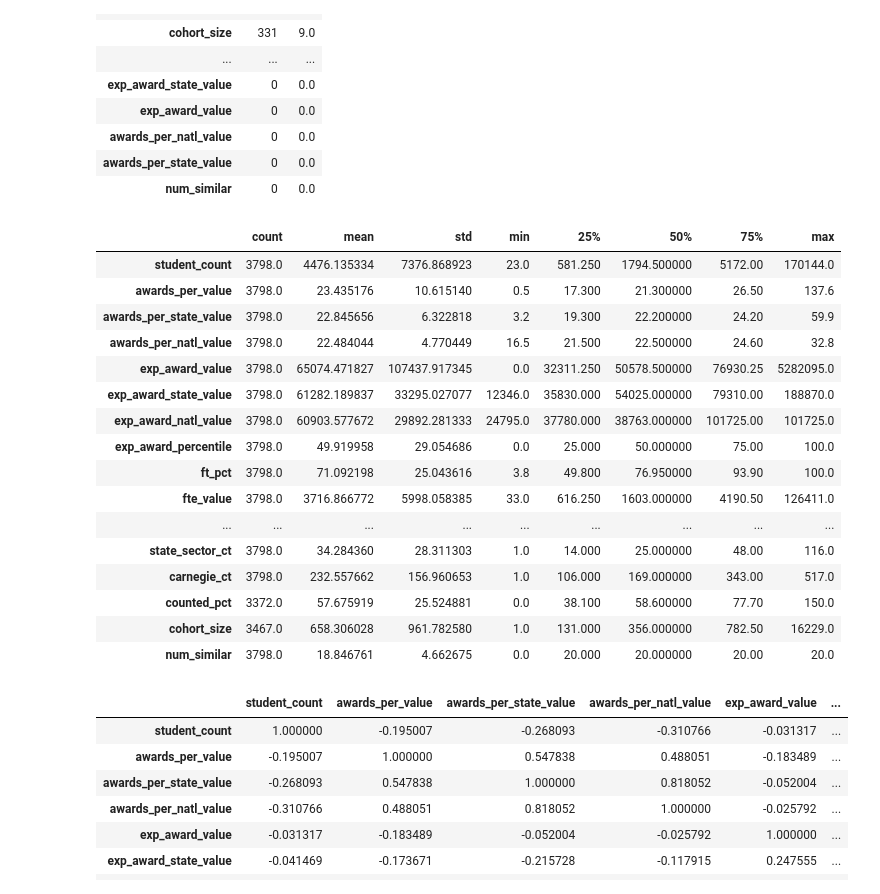
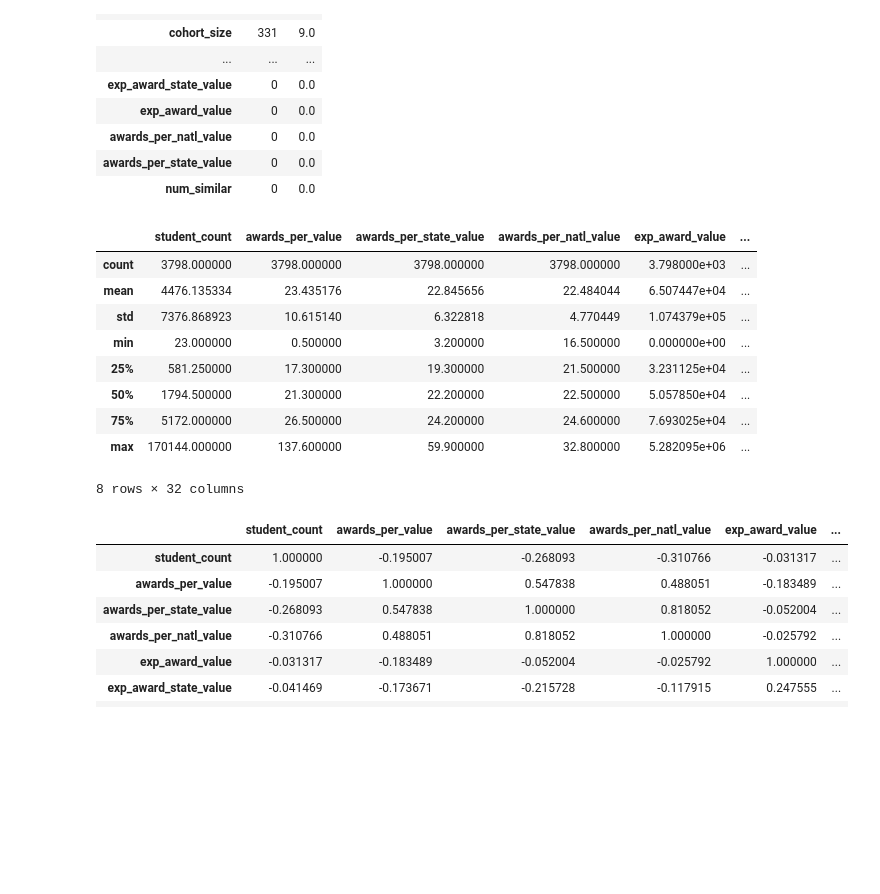
Before and after one commit to PM696/SpringboardBootCamp_DataScience, a Jupyter notebook: HigherEd_Awards_Capstone_Project/HigherEd_Awards_EDA.ipynb, the cells around one changed output. Drawn from its saved outputs; the diff is of its cells as text; code cells hidden in the pictures; blank space fills up the shorter version.

```diff
--- a/HigherEd_Awards_Capstone_Project/HigherEd_Awards_EDA.ipynb
+++ b/HigherEd_Awards_Capstone_Project/HigherEd_Awards_EDA.ipynb
@@ -93,8 +93,8 @@ memory usage: 1.3+ MB
 features_to_exclude = ['unitid', 'long_x', 'lat_y', 'site']
 
 #Create a new DataFrame
-df = data.drop(columns=features_to_exclude)
-print(df.shape)
+data_filtered = data.drop(columns=features_to_exclude)
+print(data_filtered.shape)
 # %% [output]
 (3798, 40)
 # %% [markdown]
@@ -324,7 +355,7 @@ df.groupby('state')['flagship'].value_counts().unstack(fill_value=0).T
 # %% [markdown]
 ## Numerical Columns
 # %%
-df_num = df.select_dtypes('number')
+df_num = data_filtered.select_dtypes('number')
 df_num.head()
 # %% [output]
 |  | student_count | awards_per_value | awards_per_state_value | awards_per_natl_value | exp_award_value | ... |
@@ -357,25 +388,18 @@ missing.sort_values(by='Count', ascending=False)
 | awards_per_state_value | 0 | 0.0 |
 | num_similar | 0 | 0.0 |
 # %%
-df_num.describe().T
+df_num.describe()
 # %% [output]
-|  | count | mean | std | min | 25% | 50% | 75% | max |
-| student_count | 3798.0 | 4476.135334 | 7376.868923 | 23.0 | 581.250 | 1794.500000 | 5172.00 | 170144.0 |
-| awards_per_value | 3798.0 | 23.435176 | 10.615140 | 0.5 | 17.300 | 21.300000 | 26.50 | 137.6 |
-| awards_per_state_value | 3798.0 | 22.845656 | 6.322818 | 3.2 | 19.300 | 22.200000 | 24.20 | 59.9 |
-| awards_per_natl_value | 3798.0 | 22.484044 | 4.770449 | 16.5 | 21.500 | 22.500000 | 24.60 | 32.8 |
-| exp_award_value | 3798.0 | 65074.471827 | 107437.917345 | 0.0 | 32311.250 | 50578.500000 | 76930.25 | 5282095.0 |
-| exp_award_state_value | 3798.0 | 61282.189837 | 33295.027077 | 12346.0 | 35830.000 | 54025.000000 | 79310.00 | 188870.0 |
-| exp_award_natl_value | 3798.0 | 60903.577672 | 29892.281333 | 24795.0 | 37780.000 | 38763.000000 | 101725.00 | 101725.0 |
-| exp_award_percentile | 3798.0 | 49.919958 | 29.054686 | 0.0 | 25.000 | 50.000000 | 75.00 | 100.0 |
-| ft_pct | 3798.0 | 71.092198 | 25.043616 | 3.8 | 49.800 | 76.950000 | 93.90 | 100.0 |
-| fte_value | 3798.0 | 3716.866772 | 5998.058385 | 33.0 | 616.250 | 1603.000000 | 4190.50 | 126411.0 |
-| ... | ... | ... | ... | ... | ... | ... | ... | ... |
-| state_sector_ct | 3798.0 | 34.284360 | 28.311303 | 1.0 | 14.000 | 25.000000 | 48.00 | 116.0 |
-| carnegie_ct | 3798.0 | 232.557662 | 156.960653 | 1.0 | 106.000 | 169.000000 | 343.00 | 517.0 |
-| counted_pct | 3372.0 | 57.675919 | 25.524881 | 0.0 | 38.100 | 58.600000 | 77.70 | 150.0 |
-| cohort_size | 3467.0 | 658.306028 | 961.782580 | 1.0 | 131.000 | 356.000000 | 782.50 | 16229.0 |
-| num_similar | 3798.0 | 18.846761 | 4.662675 | 0.0 | 20.000 | 20.000000 | 20.00 | 20.0 |
+|  | student_count | awards_per_value | awards_per_state_value | awards_per_natl_value | exp_award_value | ... |
+| count | 3798.000000 | 3798.000000 | 3798.000000 | 3798.000000 | 3.798000e+03 | ... |
+| mean | 4476.135334 | 23.435176 | 22.845656 | 22.484044 | 6.507447e+04 | ... |
+| std | 7376.868923 | 10.615140 | 6.322818 | 4.770449 | 1.074379e+05 | ... |
+| min | 23.000000 | 0.500000 | 3.200000 | 16.500000 | 0.000000e+00 | ... |
+| 25% | 581.250000 | 17.300000 | 19.300000 | 21.500000 | 3.231125e+04 | ... |
+| 50% | 1794.500000 | 21.300000 | 22.200000 | 22.500000 | 5.057850e+04 | ... |
+| 75% | 5172.000000 | 26.500000 | 24.200000 | 24.600000 | 7.693025e+04 | ... |
+| max | 170144.000000 | 137.600000 | 59.900000 | 32.800000 | 5.282095e+06 | ... |
+8 rows × 32 columns
 # %%
 df_num.corr()
 # %% [output]
```
Also changed, not shown: parts of 26 cells of this notebook.
